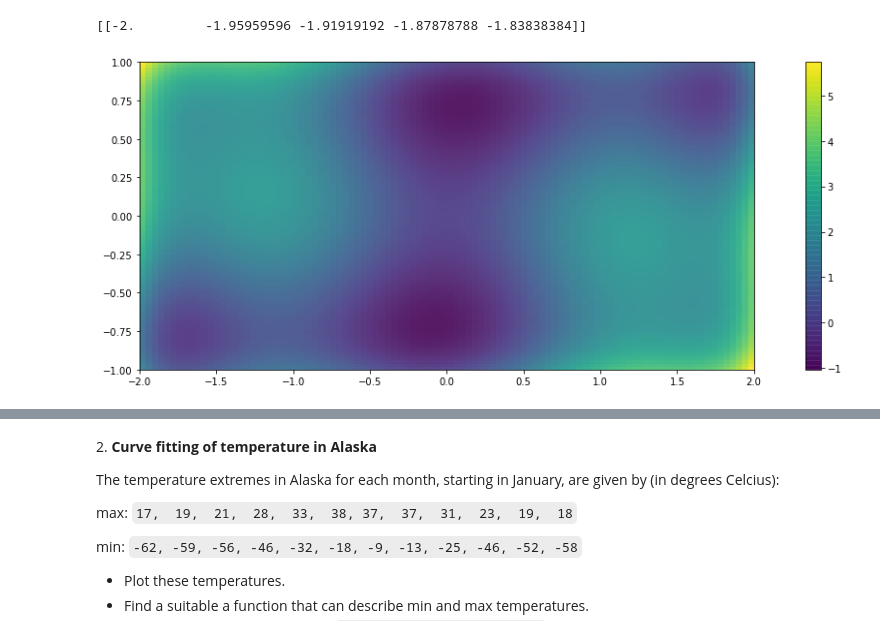
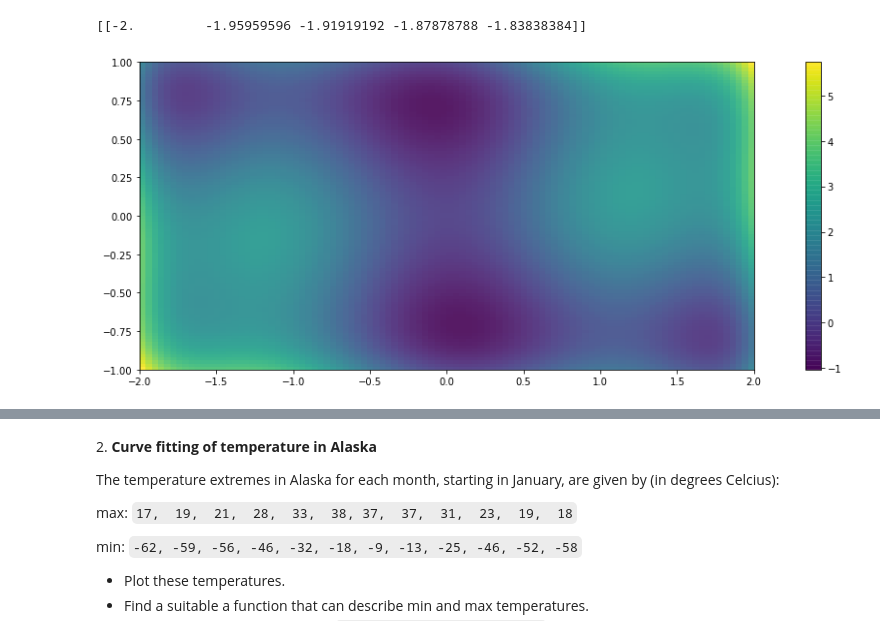
Before and after one commit to tommasoamico/LaboratoryOfComputationalPhysics_Y4, a Jupyter notebook: 08ex_fitting.ipynb, the cells around one changed output, grey strips where cells are left out. Drawn from its saved outputs; the diff is of its cells as text; code cells hidden in the pictures.

```diff
--- a/08ex_fitting.ipynb
+++ b/08ex_fitting.ipynb
@@ -33,11 +33,11 @@ def f(x):
     return ( 4 - (2.1*(x[0]**2)) + ((x[0]**4)/3))*x[0]**2 + x[0]*x[1] + (4*x[1]**2 - 4)*x[1]**2
 # %%
 fig, ax = plt.subplots(nrows= 1, ncols=1, figsize=(15, 5))
-im = ax.imshow(f([x_mesh, y_mesh]), extent=[-2, 2, -1, 1], alpha=0.9)
+im = ax.imshow(f([x_mesh, y_mesh]), extent=[-2, 2, -1, 1], alpha=0.9, cmap=plt.cm.viridis, origin='lower')
 fig.colorbar(im, ax=ax)
 fig.tight_layout()
 # %% [output]
-[figure, old version]
+[figure, new version]
 # %%
 fig = plt.figure(figsize=(20,8))
 ax = fig.gca(projection='3d')
```
Also changed, not shown: parts of 7 cells of this notebook, 1 other file.
